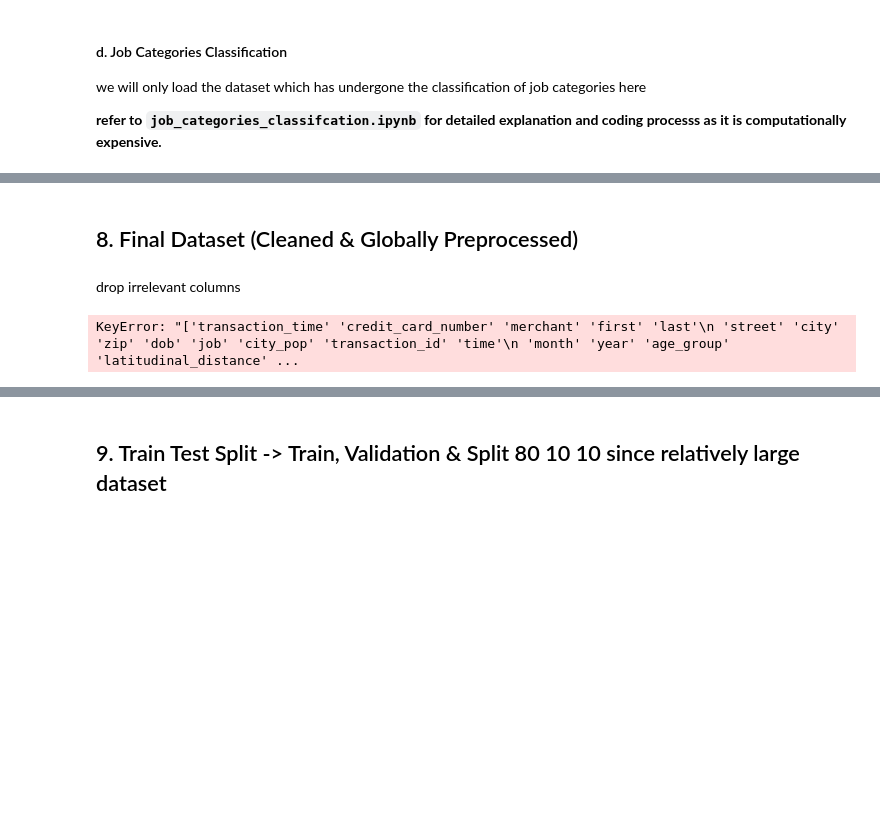
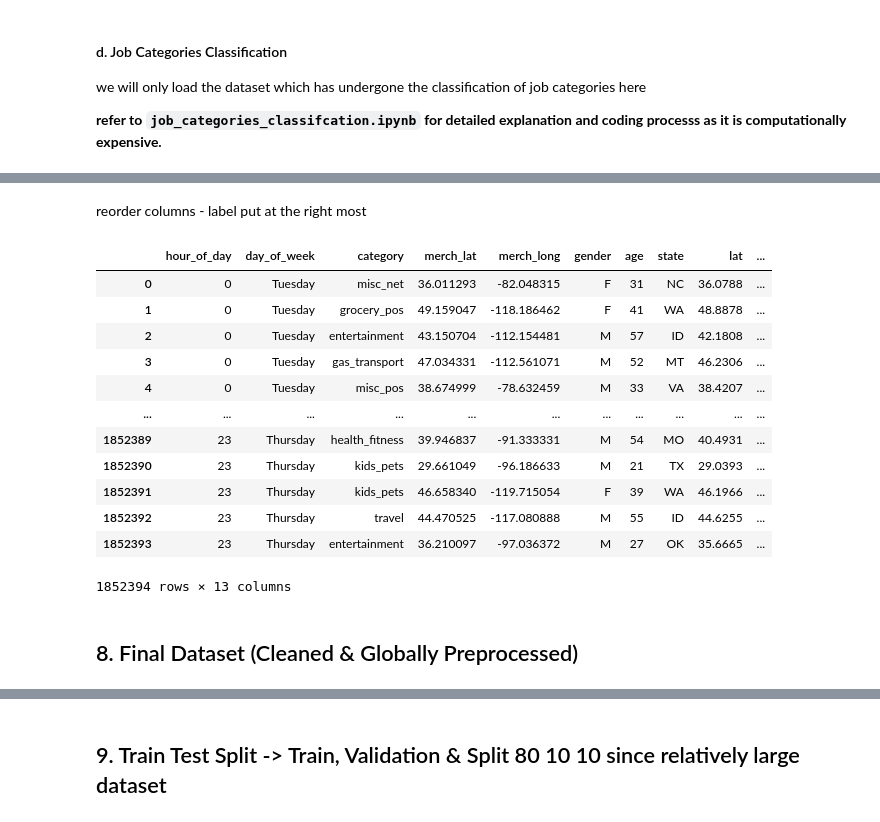
Before and after one commit to saxyrinchen/bt4012_project, a Jupyter notebook: data_preprocessing.ipynb, the cells around one changed output, grey strips where cells are left out. Saved outputs shown, nothing was run; the diff lists cells and outputs as text; code cells hidden in the pictures; blank space fills up the shorter version.

```diff
--- a/data_preprocessing.ipynb
+++ b/data_preprocessing.ipynb
@@ -705,6 +705,6 @@ we will only load the dataset which has undergone the classification of job cate
 
 **refer to `job_categories_classifcation.ipynb` for detailed explanation and coding processs as it is computationally expensive.**
 # %%
-df = pd.read_csv('../fraudDataset_jobs_classified.csv').iloc[:,1:]
+df = pd.read_csv('../fraudDataset_jobs_classified.csv')
 df.head()
 # %% [output]
@@ -716,0 +719,6 @@ df.head()
+# %%
+columns_to_drop = ['transaction_id','transaction_time','time', 'month','year',
+                   'credit_card_number','merchant', 'first', 'last', 'street','city','zip','dob','job','city_pop',
+                   'age_group','latitudinal_distance','longitudinal_distance']
+df = df.drop(columns=columns_to_drop)
+df.head(10)
@@ -717,10 +737,27 @@ df.head()
+# %% [markdown]
+reorder columns - label put at the right most
+# %%
+col_names_reordered = ['hour_of_day','day_of_week', # transaction info
+                       'category','merch_lat','merch_long', # merchant info
+                       'gender','age','state','lat','long','job_category', # credit card holder info
+                       'amount(usd)', # transaction amount
+                       'is_fraud' # label
+                       ]
+df = df[col_names_reordered]
+df
+# %% [output]
+|  | hour_of_day | day_of_week | category | merch_lat | merch_long | gender | age | state | lat | ... |
+| 0 | 0 | Tuesday | misc_net | 36.011293 | -82.048315 | F | 31 | NC | 36.0788 | ... |
+| 1 | 0 | Tuesday | grocery_pos | 49.159047 | -118.186462 | F | 41 | WA | 48.8878 | ... |
+| 2 | 0 | Tuesday | entertainment | 43.150704 | -112.154481 | M | 57 | ID | 42.1808 | ... |
+| 3 | 0 | Tuesday | gas_transport | 47.034331 | -112.561071 | M | 52 | MT | 46.2306 | ... |
+| 4 | 0 | Tuesday | misc_pos | 38.674999 | -78.632459 | M | 33 | VA | 38.4207 | ... |
+| ... | ... | ... | ... | ... | ... | ... | ... | ... | ... | ... |
+| 1852389 | 23 | Thursday | health_fitness | 39.946837 | -91.333331 | M | 54 | MO | 40.4931 | ... |
+| 1852390 | 23 | Thursday | kids_pets | 29.661049 | -96.186633 | M | 21 | TX | 29.0393 | ... |
+| 1852391 | 23 | Thursday | kids_pets | 46.658340 | -119.715054 | F | 39 | WA | 46.1966 | ... |
+| 1852392 | 23 | Thursday | travel | 44.470525 | -117.080888 | M | 55 | ID | 44.6255 | ... |
+| 1852393 | 23 | Thursday | entertainment | 36.210097 | -97.036372 | M | 27 | OK | 35.6665 | ... |
+1852394 rows × 13 columns
 # %% [markdown]
 ## 8. Final Dataset (Cleaned & Globally Preprocessed)
-# %% [markdown]
-drop irrelevant columns
-# %%
-columns_to_drop = ['transaction_time', 'credit_card_number', 'merchant', 'first', 'last', 'street','city','zip','dob','job','city_pop','transaction_id','time','month','year','age_group','latitudinal_distance','longitudinal_distance']
-df = df.drop(columns=columns_to_drop)
-df.head(10)
-# %% [output]
-KeyError: "['transaction_time' 'credit_card_number' 'merchant' 'first' 'last'\n 'street' 'city' 'zip' 'dob' 'job' 'city_pop' 'transaction_id' 'time'\n 'month' 'year' 'age_group' 'latitudinal_distance' ...
```
Also changed, not shown: parts of 6 cells of this notebook.
